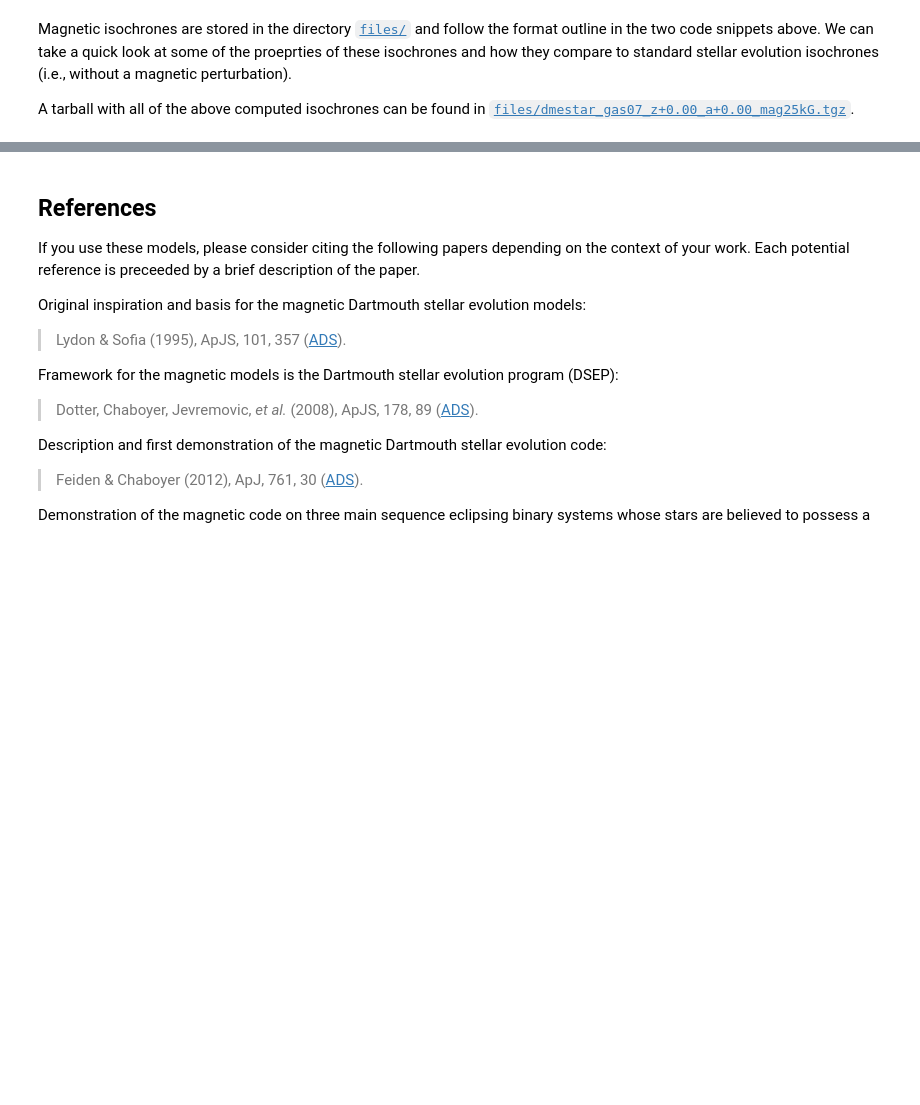
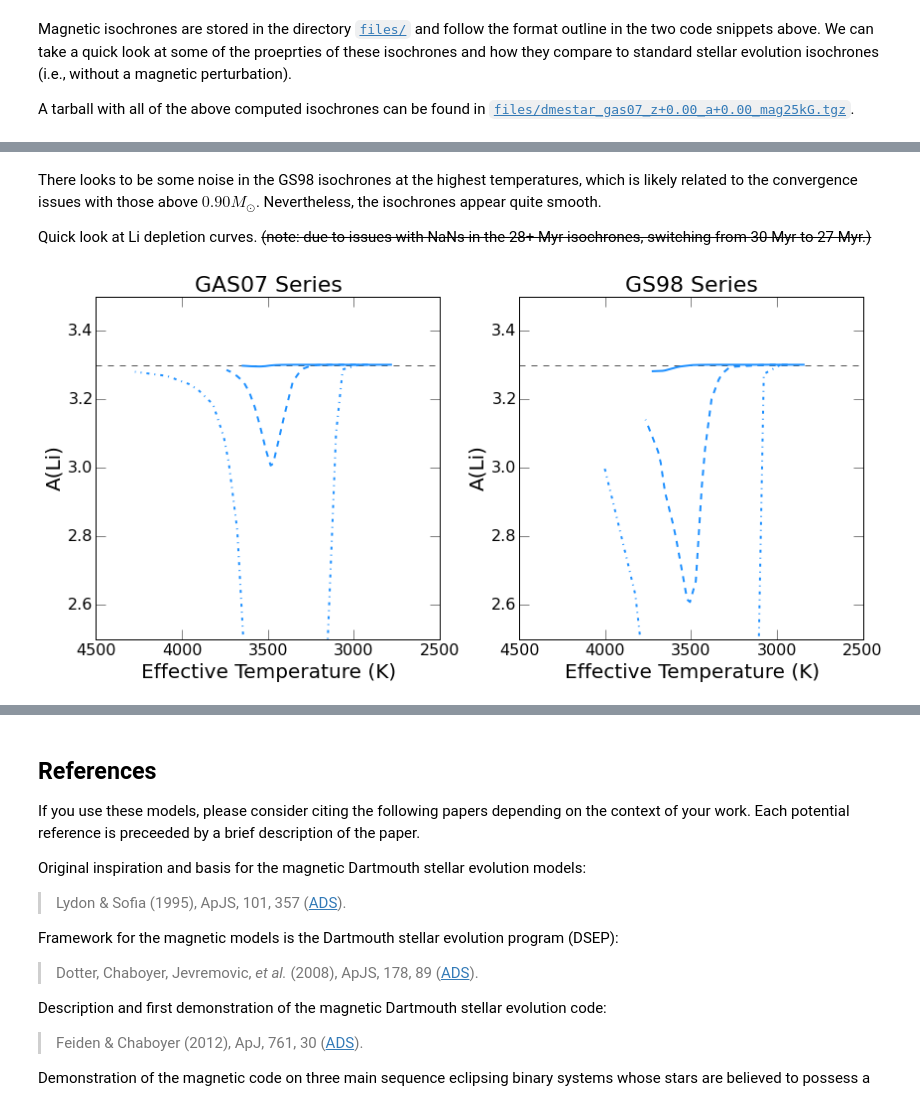
Before and after one commit to gfeiden/Notebook, a Jupyter notebook: Daily/20150729_small_magnetic_grid.ipynb, the cells around one changed output, grey strips where cells are left out. Cells and saved outputs as stored; diff of their text form; code cells hidden in the pictures; blank space fills up the shorter version.

```diff
--- a/Daily/20150729_small_magnetic_grid.ipynb
+++ b/Daily/20150729_small_magnetic_grid.ipynb
@@ -92,0 +210,30 @@ A tarball with all of the above computed isochrones can be found in [`files/dmes
+# %% [markdown]
+There looks to be some noise in the GS98 isochrones at the highest temperatures, which is likely related to the convergence issues with those above $0.90 M_{\odot}$. Nevertheless, the isochrones appear quite smooth.
+
+Quick look at Li depletion curves. ~~(note: due to issues with NaNs in the 28+ Myr isochrones, switching from 30 Myr to 27 Myr.)~~
+# %%
+fig, ax = plt.subplots(1, 2, figsize=(12, 6))
+
+ax[0].set_title('GAS07 Series', fontsize=22.)
+ax[1].set_title('GS98 Series', fontsize=22.)
+for axis in ax:
+    axis.set_xlabel('Effective Temperature (K)', fontsize=20.)
+    axis.set_ylabel('A(Li)', fontsize=20.)
+    axis.set_xlim(4500., 2500.)
+    axis.set_ylim(2.5, 3.5)
+    axis.tick_params(which='major', axis='both', length=10., labelsize=16.)
+    axis.plot([4500., 2500.], [3.30, 3.30], '--', lw=1, color="#555555")
+
+# GAS07 series
+ax[0].plot(10.0**gas07_05[:, 1], gas07_05[:, 5], '-',  lw=2, color='#1e90ff')
+ax[0].plot(10.0**gas07_12[:, 1], gas07_12[:, 5], '--', lw=2, color='#1e90ff')
+ax[0].plot(10.0**gas07_30[:, 1], gas07_30[:, 5], '-.', lw=2, color='#1e90ff')
+
+# GS98 series
+ax[1].plot(10.0**gs98_05[:, 1], gs98_05[:, 5], '-',  lw=2, color='#1e90ff')
+ax[1].plot(10.0**gs98_12[:, 1], gs98_12[:, 5], '--', lw=2, color='#1e90ff')
+ax[1].plot(10.0**gs98_30[:, 1], gs98_30[:, 5], '-.', lw=2, color='#1e90ff')
+
+fig.tight_layout()
+# %% [output]
+[figure, added]
```
Also changed, not shown: parts of 13 cells of this notebook, 56 other files.
